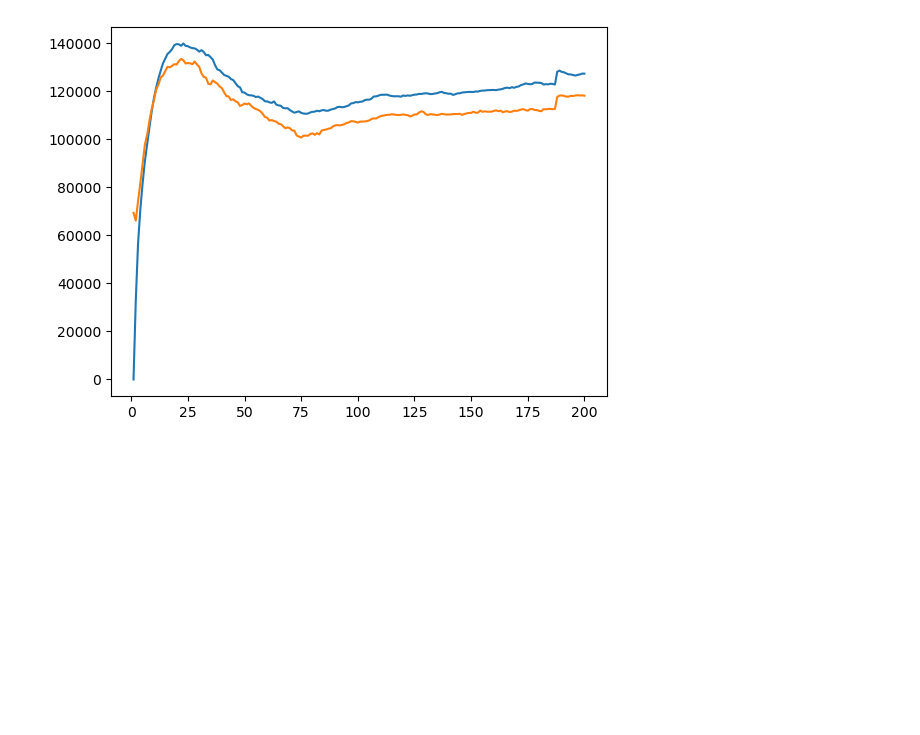
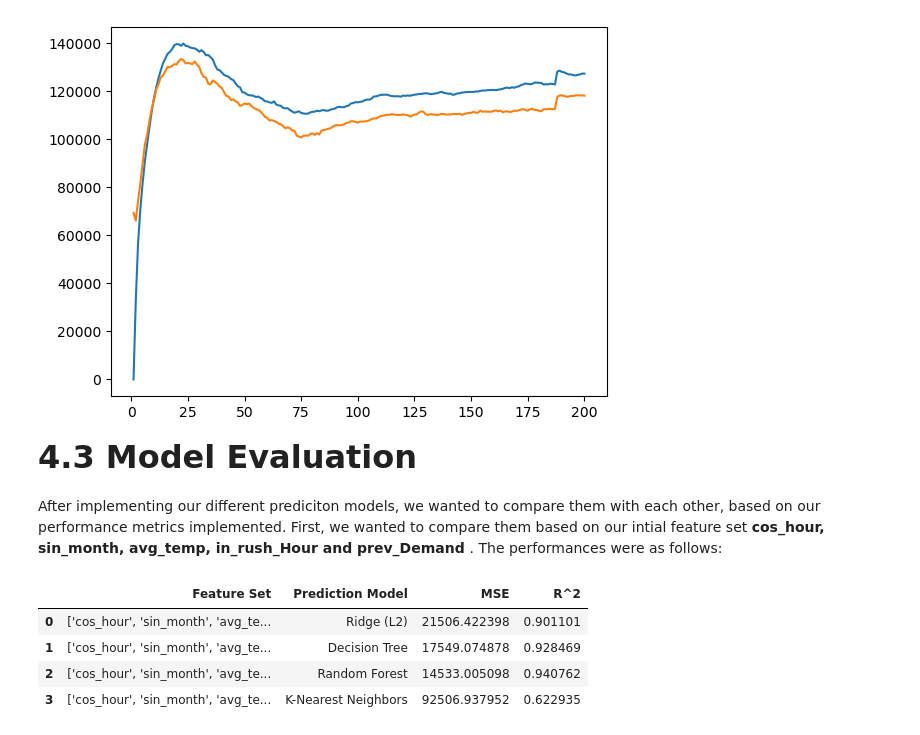
Before and after one commit to diego411/AA_Team_10, a Jupyter notebook: notebook/FeatureEngineering.ipynb, the cells around one changed output. Saved outputs shown, nothing was run; the diff lists cells and outputs as text; code cells hidden in the pictures; blank space fills up the shorter version.

```diff
--- a/notebook/FeatureEngineering.ipynb
+++ b/notebook/FeatureEngineering.ipynb
@@ -844,3 +883,16 @@ plt.plot(x, list(map(evaluate_neighbors_test, x)))
 plt.show()
 # %% [output]
 [figure]
+# %% [markdown]
+<font size = "6"> <b> 4.3 Model Evaluation </b></font>
+# %% [markdown]
+After implementing our different prediciton models, we wanted to compare them with each other, based on our performance metrics implemented. First, we wanted to compare them based on our intial feature set <b>cos_hour, sin_month, avg_temp, in_rush_Hour and prev_Demand </b>. The performances were as follows:
+# %%
+# Increase size of Feature Set to see the whole set
+df_performance.style.set_properties(subset = ['Feature Set'], **{'width-min': '300px'})
+# %% [output]
+|  | Feature Set | Prediction Model | MSE | R^2 |
+| 0 | ['cos_hour', 'sin_month', 'avg_te... | Ridge (L2) | 21506.422398 | 0.901101 |
+| 1 | ['cos_hour', 'sin_month', 'avg_te... | Decision Tree | 17549.074878 | 0.928469 |
+| 2 | ['cos_hour', 'sin_month', 'avg_te... | Random Forest | 14533.005098 | 0.940762 |
+| 3 | ['cos_hour', 'sin_month', 'avg_te... | K-Nearest Neighbors | 92506.937952 | 0.622935 |
```
Also changed, not shown: parts of 77 cells of this notebook.
